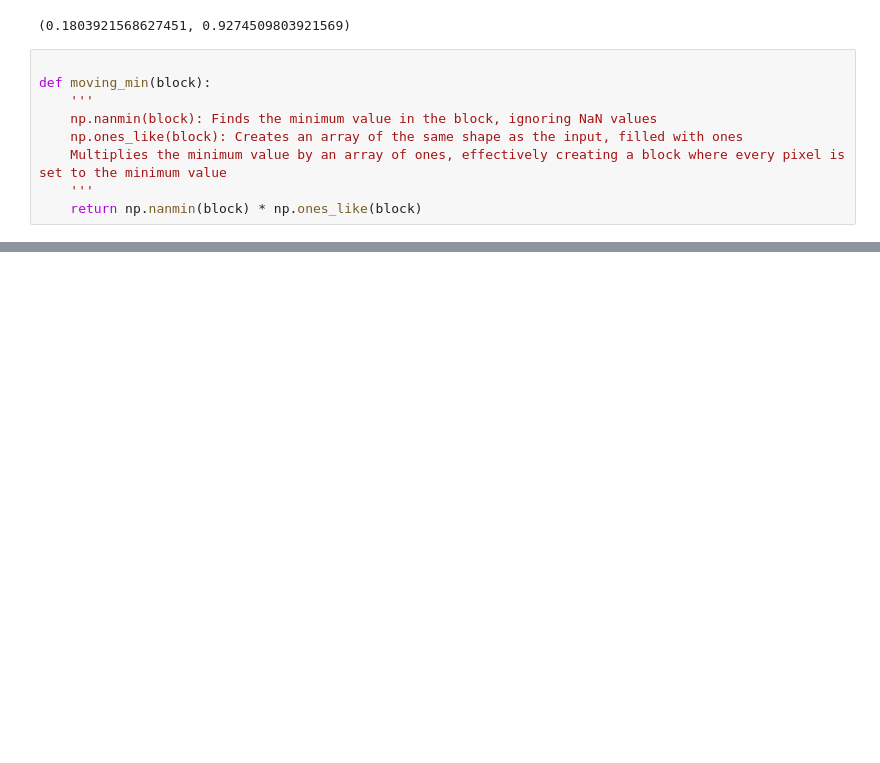
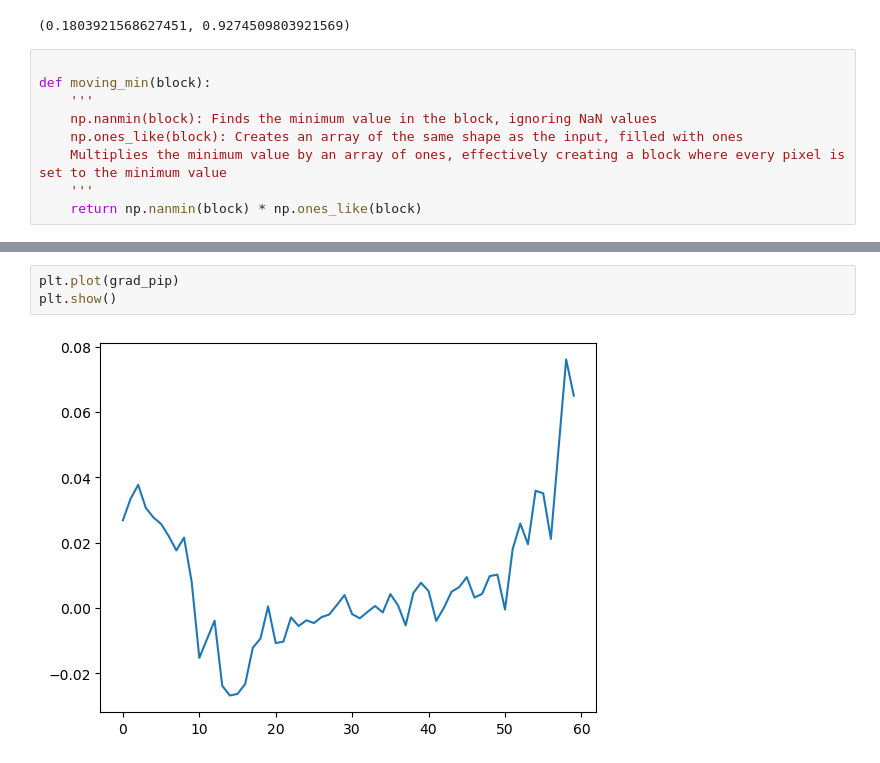
Before and after one commit to irene146/whitecaps, a Jupyter notebook: v1.1.ipynb, the cells around one changed output, grey strips where cells are left out. Saved outputs shown, nothing was run; the diff lists cells and outputs as text; blank space fills up the shorter version.

```diff
--- a/v1.1.ipynb
+++ b/v1.1.ipynb
@@ -52,0 +101,5 @@ plt.colorbar()
+# %%
+plt.plot(grad_pip)
+plt.show()
+# %% [output]
+[figure, added]
```
Also changed, not shown: parts of 13 cells of this notebook.
